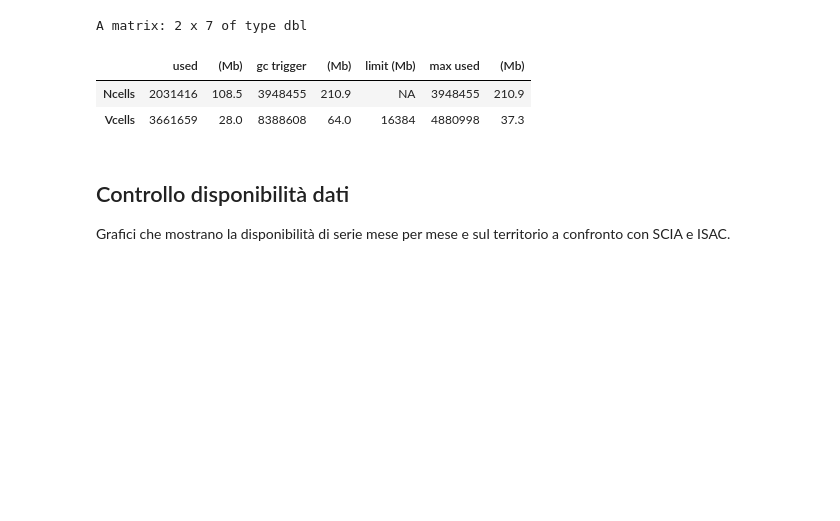
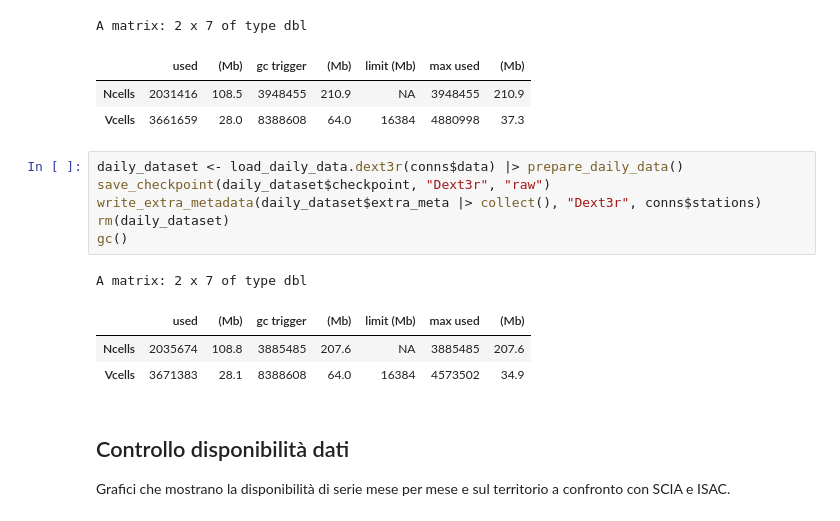
Before and after one commit to dnstudent/TesiMag, a Jupyter notebook: notebooks/integrazioni_regionali/emilia-romagna/data_load.ipynb, the cells around one changed output. Cells and saved outputs as stored; diff of their text form; blank space fills up the shorter version.

```diff
--- a/notebooks/integrazioni_regionali/emilia-romagna/data_load.ipynb
+++ b/notebooks/integrazioni_regionali/emilia-romagna/data_load.ipynb
@@ -84,6 +84,17 @@ A matrix: 2 x 7 of type dbl
 |  | used | (Mb) | gc trigger | (Mb) | limit (Mb) | max used | (Mb) |
 | Ncells | 2031416 | 108.5 | 3948455 | 210.9 | NA | 3948455 | 210.9 |
 | Vcells | 3661659 | 28.0 | 8388608 | 64.0 | 16384 | 4880998 | 37.3 |
+# %%
+daily_dataset <- load_daily_data.dext3r(conns$data) |> prepare_daily_data()
+save_checkpoint(daily_dataset$checkpoint, "Dext3r", "raw")
+write_extra_metadata(daily_dataset$extra_meta |> collect(), "Dext3r", conns$stations)
+rm(daily_dataset)
+gc()
+# %% [output]
+A matrix: 2 x 7 of type dbl
+|  | used | (Mb) | gc trigger | (Mb) | limit (Mb) | max used | (Mb) |
+| Ncells | 2035674 | 108.8 | 3885485 | 207.6 | NA | 3885485 | 207.6 |
+| Vcells | 3671383 | 28.1 | 8388608 | 64.0 | 16384 | 4573502 | 34.9 |
 # %% [markdown]
 ## Controllo disponibilità dati
 Grafici che mostrano la disponibilità di serie mese per mese e sul territorio a confronto con SCIA e ISAC.
```
Also changed, not shown: parts of 5 cells of this notebook, 1 other file.
